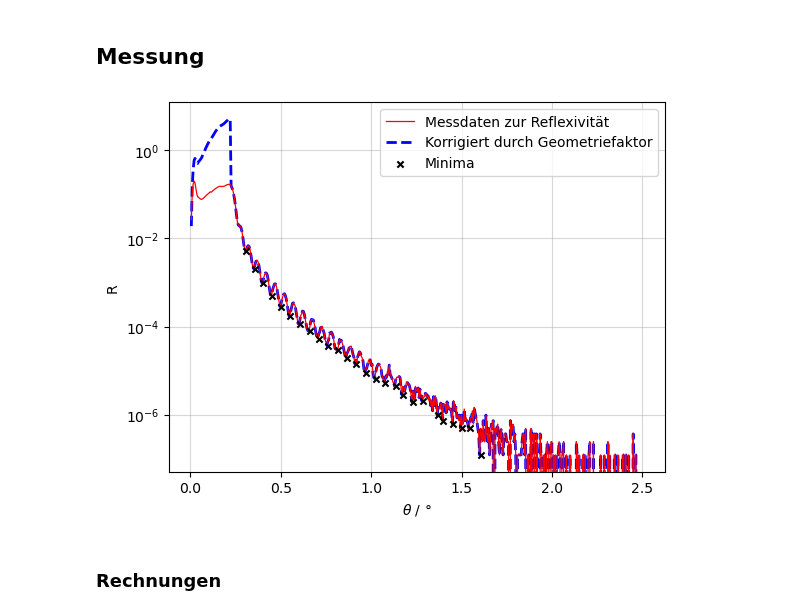
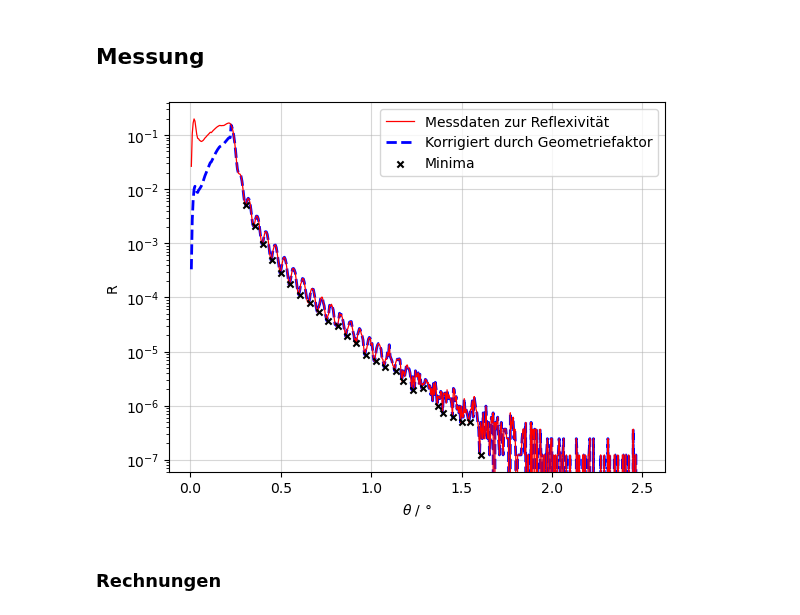
Before and after one commit to waerther/fortgeschrittenenpraktikum, a Jupyter notebook: v44/auswertung.ipynb, the cells around one changed output. Saved outputs shown, nothing was run; the diff lists cells and outputs as text; code cells hidden in the pictures.

```diff
--- a/v44/auswertung.ipynb
+++ b/v44/auswertung.ipynb
@@ -165,35 +165,35 @@ df_table = df.to_latex(index = False, column_format= "c c c", decimal=',', heade
 from scipy.signal import argrelextrema
 fig, ax = plt.subplots()
 
 def geometriefaktor(theta):
     mask = theta > 0.223
     result = np.zeros_like(theta, dtype=float)
 
     result[mask] = 1
-    result[~mask] = 20 * np.sin(theta[~mask]) / d0
+    result[~mask] = 20 * np.sin(np.deg2rad(theta[~mask])) / d0
     return result
 
 R = (Intensity - Intensity1) / (5 * np.max((Intensity - Intensity1)))
 R_korrektur =  R * geometriefaktor(theta)
 ax.plot(theta[1:], R[1:], ls='-', c='r', label='Messdaten zur Reflexivität', lw = 0.9, zorder=3)
 ax.plot(theta[1:], R_korrektur[1:], ls='--', c='b', label='Korrigiert durch Geometriefaktor',lw=2)
 ax.grid('::', alpha=0.5)
 ax.legend(loc='best')
 ax.set(
     yscale='log',
     xlabel=r'$\theta$ / °',
     ylabel='R',
 )
 
 minima_indices = argrelextrema(R_korrektur, np.less, order=5)
 minima_theta = theta[1:][minima_indices]
 minima_R = R_korrektur[minima_indices]
 
 ax.scatter(minima_theta, minima_R, c='black', label='Minima', s=20, marker='x', zorder=5)
 ax.legend(loc='best')
 plt.show()
 # %% [output]
-[figure, old version]
+[figure, new version]
 # %% [markdown]
 ### Rechnungen
 # %% [markdown]
```
Also changed, not shown: parts of 3 cells of this notebook, 8 other files.
